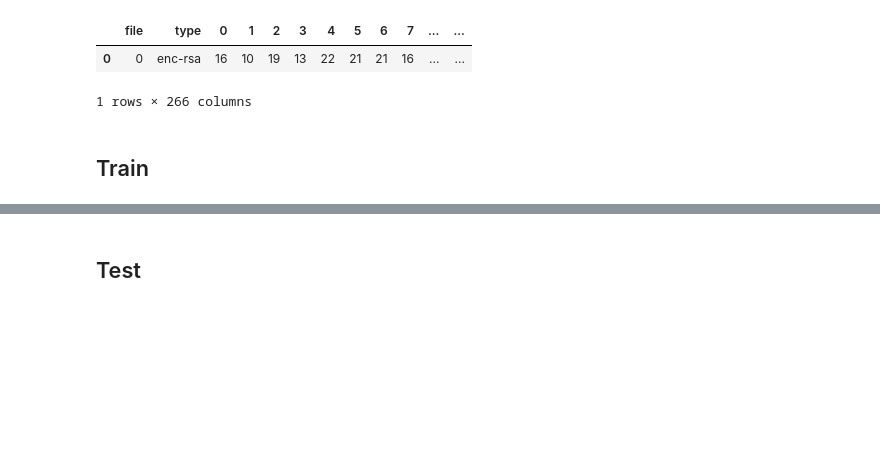
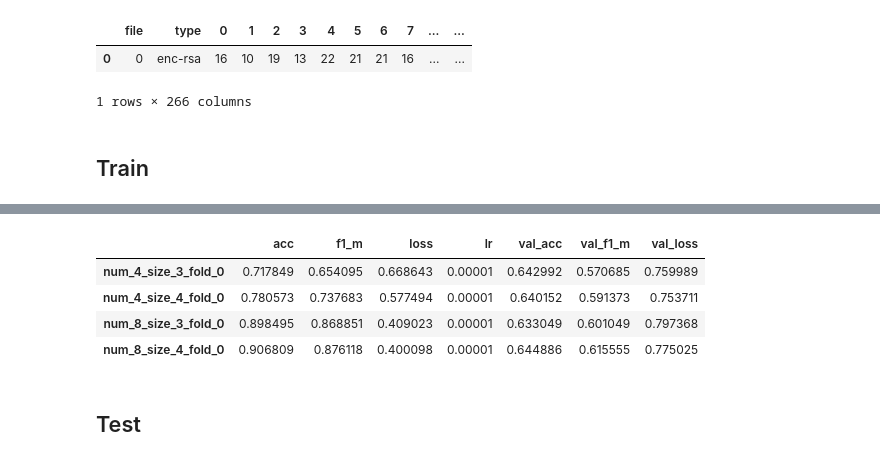
Before and after one commit to LazyerIJ/Classification_Rawdata_MultieInput, a Jupyter notebook: Classification_conv1d_frequency.ipynb, the cells around one changed output, grey strips where cells are left out. Saved outputs shown, nothing was run; the diff lists cells and outputs as text; code cells hidden in the pictures; blank space fills up the shorter version.

```diff
--- a/Classification_conv1d_frequency.ipynb
+++ b/Classification_conv1d_frequency.ipynb
@@ -265,7 +267,9 @@ def remove_oversample(df, target):
         if len(indexes) > min_val:
             df = df.drop(indexes[min_val:])
             drop_indexes.extend(indexes[min_val:])
-        print('[*]Drop {}: {}->{}'.format(target, len(indexes), min_val))
+        print('[*]Drop {}: {}->{}'.format(target,
+                                          len(indexes),
+                                          min_val))
     return df, drop_indexes
 # %%
 '''
@@ -461,17 +476,21 @@ make_data(raw_file, bin_data_dir)
 # %%
 target = 'type_big'#target or target_big
 df_fix = None
+remove_sample = True
 if os.path.exists(df_fix_path):
-    df_fix = pd.read_csv(df_dix_path)
+    df_fix = pd.read_csv(df_fix_path)
+    target_label = '{}_label'.format(target)
 else:
-    df = pd.read_csv('input/part1.csv')
+    df = pd.read_csv(csv_file)
     df = df.drop(['offset'], axis=1)
     df.columns = ['file', 'type']
     df_fix = add_col(df, bin_data_dir)
     df_fix = apply_scaler(df_fix, scaler=StandardScaler())
-    df_fix, _ = remove_oversample(df_fix, target=target)
     df_fix, target_label = add_label(df_fix, target)
     df_fix.to_csv(df_fix_path, index=False)
+
+if remove_sample:
+    df_fix, _ = remove_oversample(df_fix, target=target)
 # %% [output]
 [*]Add col
 [*]Apply Scaler
@@ -488,12 +515,15 @@ df_fix.head(1)
 1 rows × 266 columns
 # %%
 params = {'fold_splits': 10,
-         'batch_size': 64,
-         'lr': 0.00001,
-         'epochs': 2,
-         'test_filter_nums': [4, 8, 16],
-         'test_filter_sizes': [3, 4],
-         'model_name_format': 'model_conv1d_baseline_num_{}_size_{}'}
+          'train_fold_num': 1,#1 ~ fold_splits
+          'batch_size': 64,
+          'lr': 0.00001,
+          'epochs': 20,
+          'test_filter_nums': [4, 8],
+          'test_filter_sizes': [3, 4],
+          'model_name_format': 'model_conv1d_baseline_num_{}_size_{}_fold_{}',
+          'monitor': 'val_acc'#val_acc / val_f1_m
+         }
 opt = optimizers.Nadam(lr=params['lr'])  # optimizers
 skf = StratifiedKFold(n_splits=params['fold_splits'], random_state=SEED)  # StaratifiedKFold -> y label 밸런스 유지하며 k fold 분할
 # %% [markdown]
@@ -508,5 +559,13 @@ histories = train(df=df_fix,
 # %%
-history_df = histories_to_df(histories, target_col = 'val_f1_m')
+history_df = histories_to_df(histories,
+                             target_col=params['monitor'],
+                             train_fold_step=params['train_fold_num'])
 history_df
+# %% [output]
+|  | acc | f1_m | loss | lr | val_acc | val_f1_m | val_loss |
+| num_4_size_3_fold_0 | 0.717849 | 0.654095 | 0.668643 | 0.00001 | 0.642992 | 0.570685 | 0.759989 |
+| num_4_size_4_fold_0 | 0.780573 | 0.737683 | 0.577494 | 0.00001 | 0.640152 | 0.591373 | 0.753711 |
+| num_8_size_3_fold_0 | 0.898495 | 0.868851 | 0.409023 | 0.00001 | 0.633049 | 0.601049 | 0.797368 |
+| num_8_size_4_fold_0 | 0.906809 | 0.876118 | 0.400098 | 0.00001 | 0.644886 | 0.615555 | 0.775025 |
 # %% [markdown]
 ## Test
```
Also changed, not shown: parts of 19 cells of this notebook.
